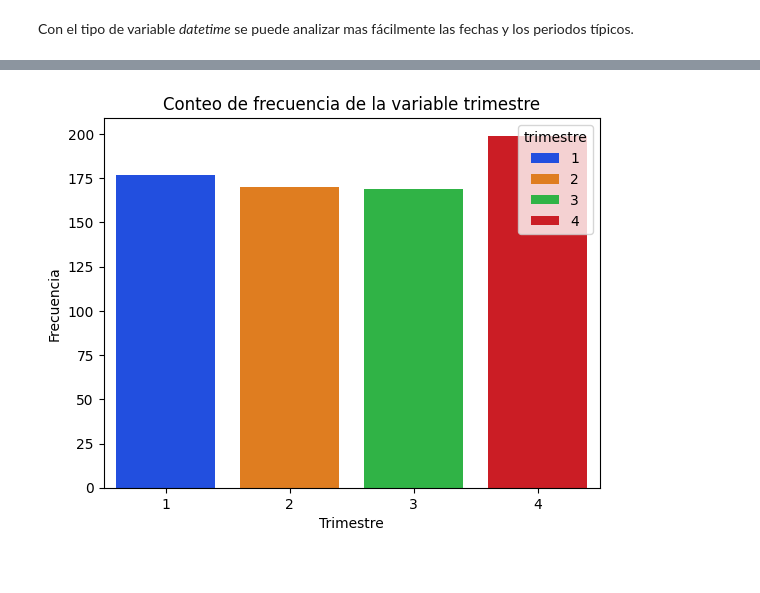
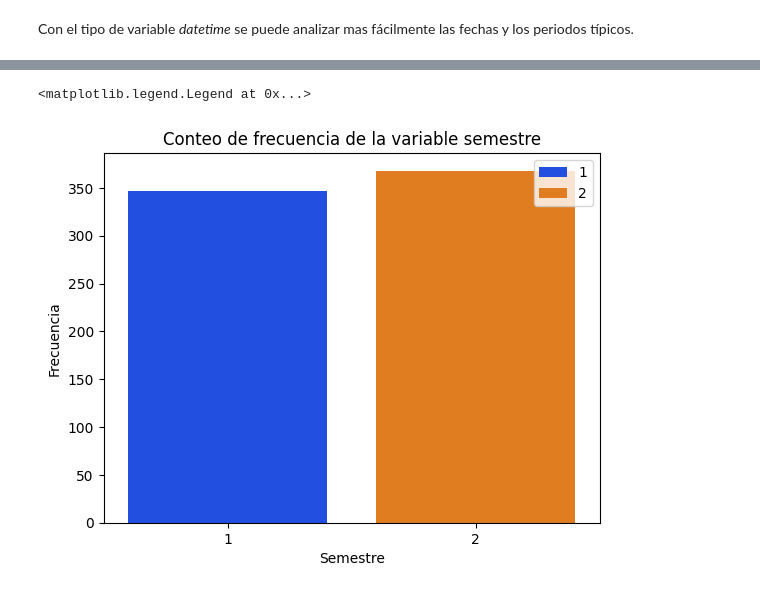
Before and after one commit to Juancito2085/PI_Data_Analyst, a Jupyter notebook: EDA.ipynb, the cells around one changed output, grey strips where cells are left out. Cells and saved outputs as stored; diff of their text form; code cells hidden in the pictures.

```diff
--- a/EDA.ipynb
+++ b/EDA.ipynb
@@ -54 +68,10 @@ grafico_frecuencias(df,'semestre','Semestre')
+# %%
+ax=sns.countplot(data=df, x='semestre', hue='semestre', palette='bright')
+ax.set_title('Conteo de frecuencia de la variable semestre')
+ax.set_xlabel('Semestre')
+ax.set_ylabel('Frecuencia')
+ax.legend(loc='best')
+# %% [output]
+<matplotlib.legend.Legend at 0x...>
+[figure, added]
 # %%
@@ -55,5 +79 @@ grafico_frecuencias(df,'semestre','Semestre')
 df['trimestre']=df['fecha'].dt.quarter
-# %%
-grafico_frecuencias(df,'trimestre','Trimestre')
-# %% [output]
-[figure, removed]
```
Also changed, not shown: parts of 25 cells of this notebook, 1 other file.
